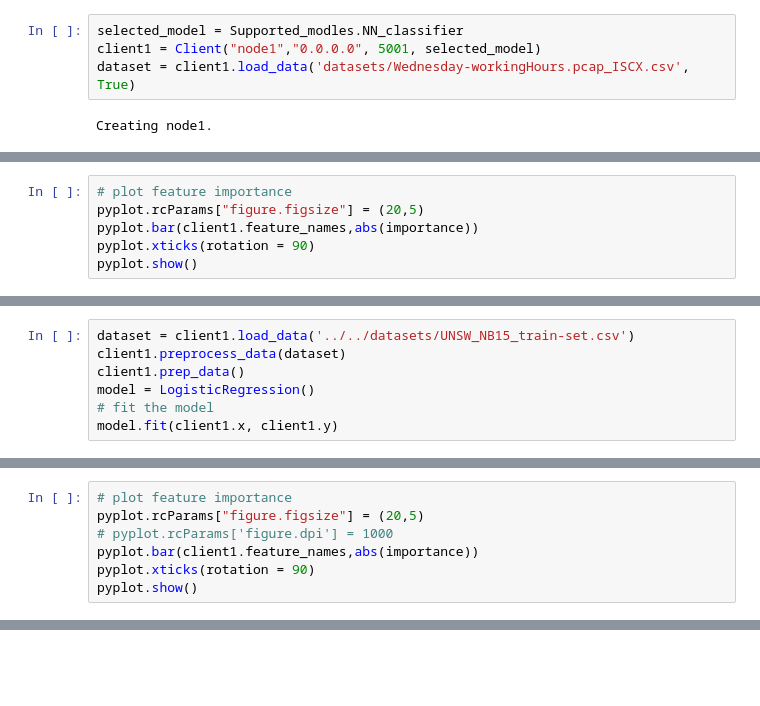
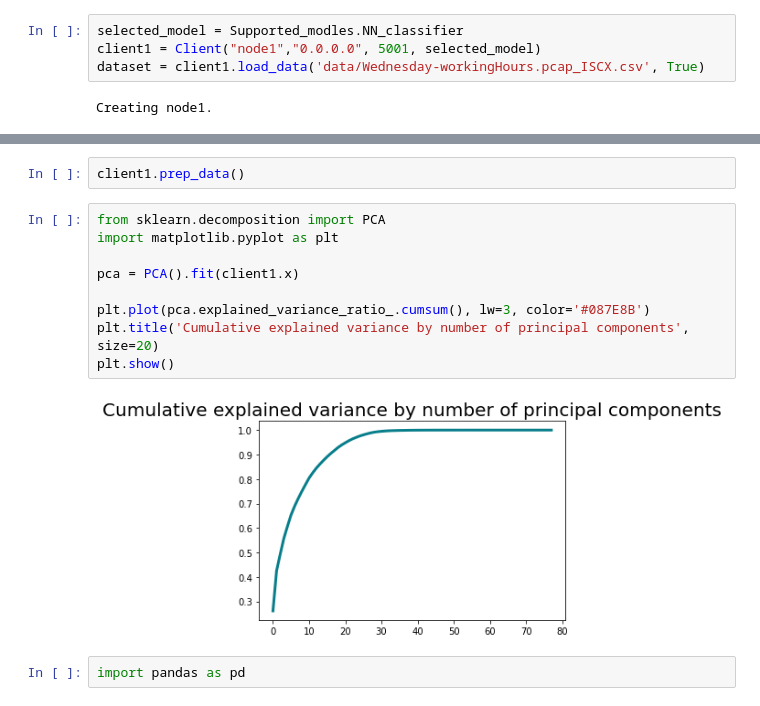
Before and after one commit to indianatoms/FL-PCAP-Analysis, a Jupyter notebook: local_approach/FL_working/feature_investigation.ipynb, the cells around one changed output, grey strips where cells are left out. Saved outputs shown, nothing was run; the diff lists cells and outputs as text; blank space fills up the shorter version.

```diff
--- a/local_approach/FL_working/feature_investigation.ipynb
+++ b/local_approach/FL_working/feature_investigation.ipynb
@@ -12,7 +13,7 @@ import numpy as np
 # %%
 selected_model = Supported_modles.NN_classifier
 client1 = Client("node1","0.0.0.0", 5001, selected_model)
-dataset = client1.load_data('datasets/Wednesday-workingHours.pcap_ISCX.csv', True)
+dataset = client1.load_data('data/Wednesday-workingHours.pcap_ISCX.csv', True)
 # %% [output]
 Creating node1.
 # %%
@@ -56,6 +23,0 @@ Feature: Idle Min, Score: -3.0156241224186275
-# %%
-# plot feature importance
-pyplot.rcParams["figure.figsize"] = (20,5)
-pyplot.bar(client1.feature_names,abs(importance))
-pyplot.xticks(rotation = 90)
-pyplot.show()
@@ -72,7 +23,0 @@ len(client1.feature_names)
-# %%
-dataset = client1.load_data('../../datasets/UNSW_NB15_train-set.csv')
-client1.preprocess_data(dataset)
-client1.prep_data()
-model = LogisticRegression()
-# fit the model
-model.fit(client1.x, client1.y)
@@ -111,7 +23,0 @@ Feature: state_rest, Score: -0.15318635626372246
-# %%
-# plot feature importance
-pyplot.rcParams["figure.figsize"] = (20,5)
-# pyplot.rcParams['figure.dpi'] = 1000
-pyplot.bar(client1.feature_names,abs(importance))
-pyplot.xticks(rotation = 90)
-pyplot.show()
@@ -119,0 +24,15 @@ pyplot.show()
+# %%
+client1.prep_data()
+# %%
+from sklearn.decomposition import PCA
+import matplotlib.pyplot as plt
+
+pca = PCA().fit(client1.x)
+
+plt.plot(pca.explained_variance_ratio_.cumsum(), lw=3, color='#087E8B')
+plt.title('Cumulative explained variance by number of principal components', size=20)
+plt.show()
+# %% [output]
+[figure, added]
+# %%
+import pandas as pd
```
Also changed, not shown: parts of 16 cells of this notebook, 17 other files.
